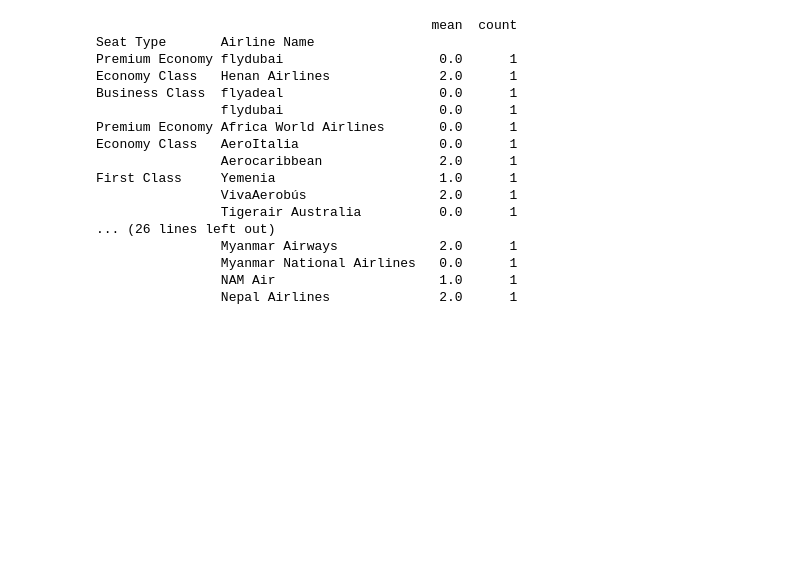
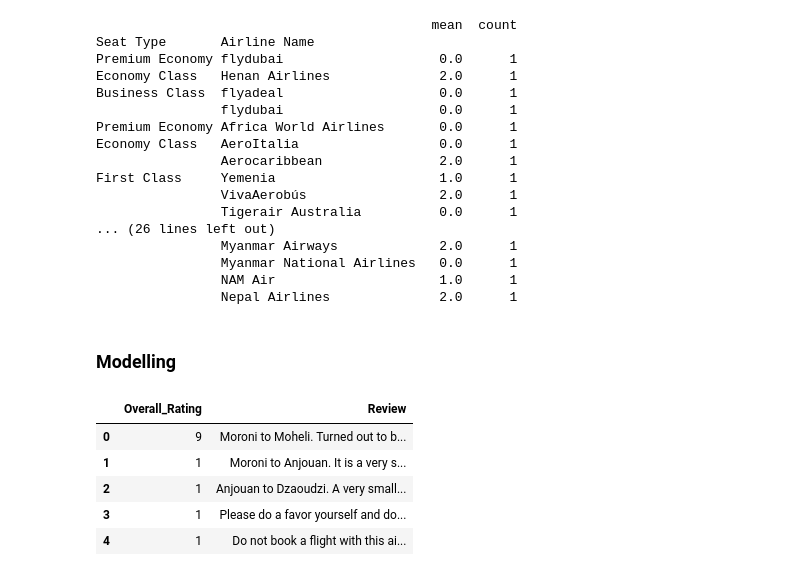
Before and after one commit to derak-isaack/airline_review, a Jupyter notebook: airline.ipynb, the cells around one changed output. Saved outputs shown, nothing was run; the diff lists cells and outputs as text; code cells hidden in the pictures; blank space fills up the shorter version.

Commit message:
modelling

```diff
--- a/airline.ipynb
+++ b/airline.ipynb
@@ -348,3 +337,16 @@ First Class     Yemenia                     1.0      1
                 Myanmar National Airlines   0.0      1
                 NAM Air                     1.0      1
                 Nepal Airlines              2.0      1
+# %% [markdown]
+### Modelling
+# %%
+
+modelling_df= origin_df[['Overall_Rating','Review']].copy()
+modelling_df.head()
+# %% [output]
+|  | Overall_Rating | Review |
+| 0 | 9 | Moroni to Moheli. Turned out to b... |
+| 1 | 1 | Moroni to Anjouan. It is a very s... |
+| 2 | 1 | Anjouan to Dzaoudzi. A very small... |
+| 3 | 1 | Please do a favor yourself and do... |
+| 4 | 1 | Do not book a flight with this ai... |
```
Also changed, not shown: parts of 7 cells of this notebook.
